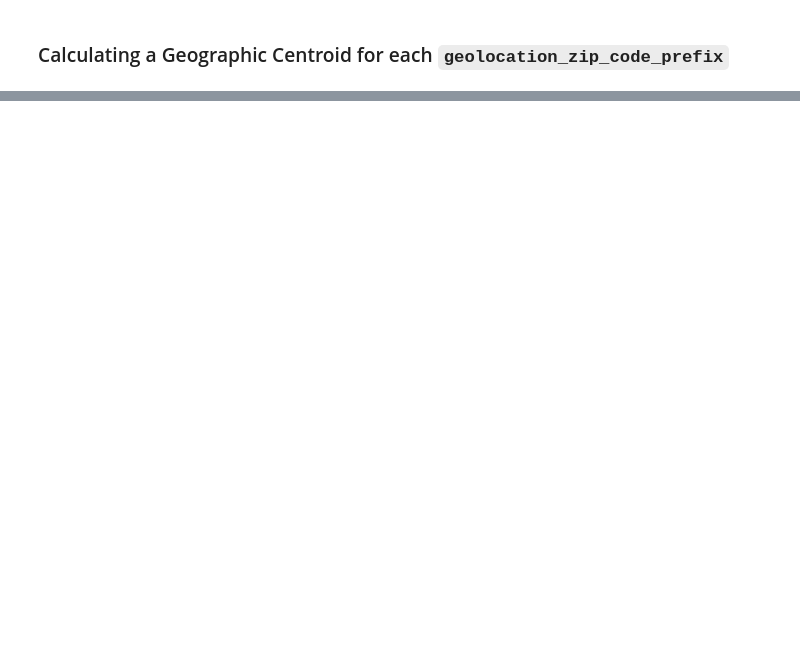
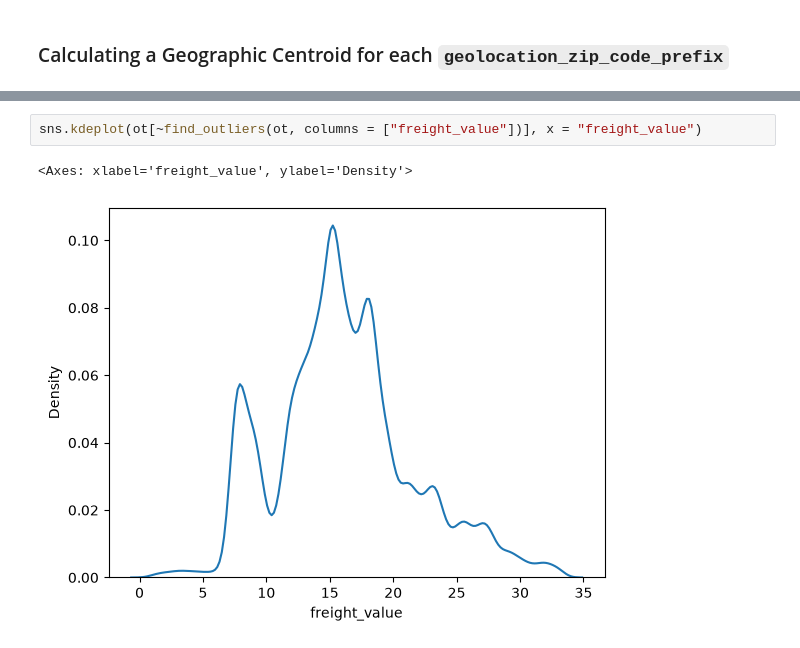
Before and after one commit to BinaryBite/Retail_Analytics_Warehouse, a Jupyter notebook: Notebooks/analysis.ipynb, the cells around one changed output, grey strips where cells are left out. Saved outputs shown, nothing was run; the diff lists cells and outputs as text; blank space fills up the shorter version.

```diff
--- a/Notebooks/analysis.ipynb
+++ b/Notebooks/analysis.ipynb
@@ -185,0 +295,5 @@ geo[['geolocation_lat', 'geolocation_lng']] = geo.groupby()
+# %%
+sns.kdeplot(ot[~find_outliers(ot, columns = ["freight_value"])], x = "freight_value")
+# %% [output]
+<Axes: xlabel='freight_value', ylabel='Density'>
+[figure, added]
```
Also changed, not shown: parts of 12 cells of this notebook, 1 other file.
